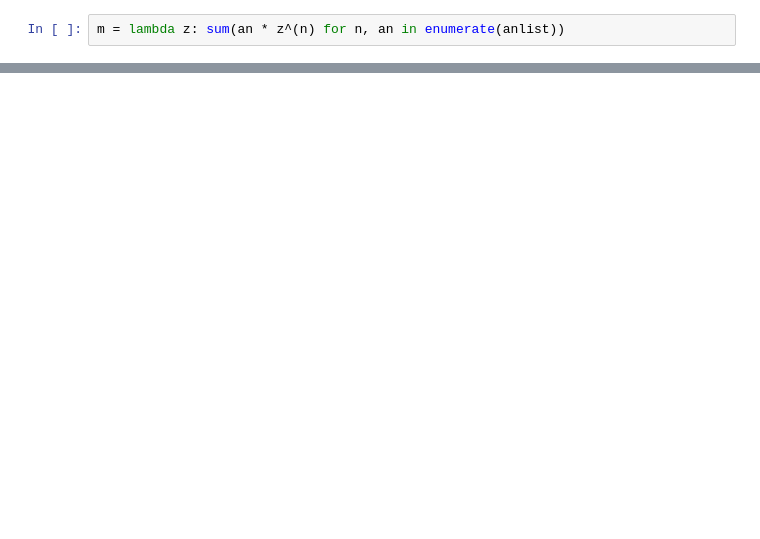
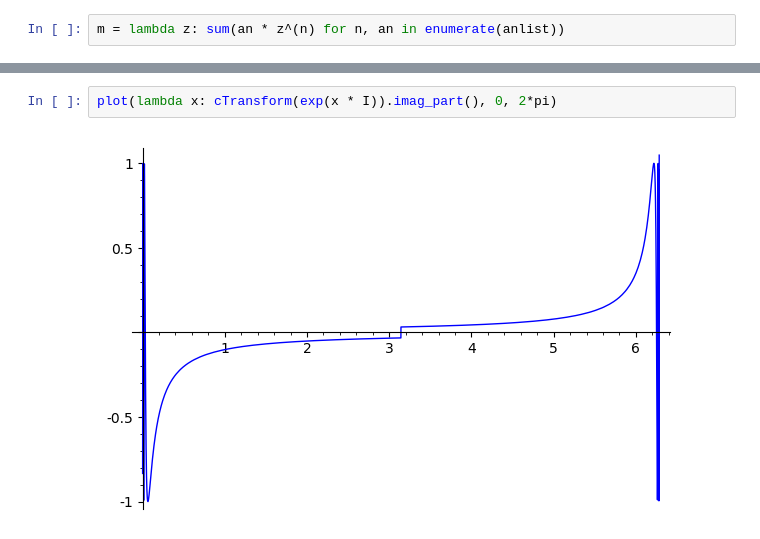
Before and after one commit to NordicMath/explore-global-weil, a Jupyter notebook: computation/CustomMComputer.ipynb, the cells around one changed output, grey strips where cells are left out. Cells and saved outputs as stored; diff of their text form; blank space fills up the shorter version.

```diff
--- a/computation/CustomMComputer.ipynb
+++ b/computation/CustomMComputer.ipynb
@@ -68,0 +71,4 @@ CC(compute_m_experimental(-.9, 2))
+# %%
+plot(lambda x: cTransform(exp(x * I)).imag_part(), 0, 2*pi)
+# %% [output]
+[figure, added]
```
Also changed, not shown: parts of 29 cells of this notebook, 3 other files.
